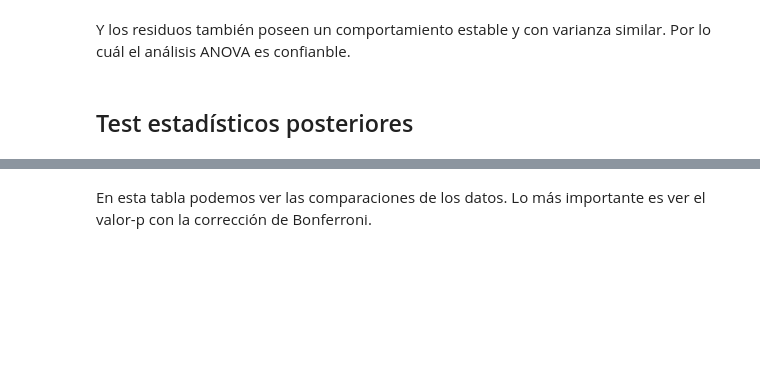
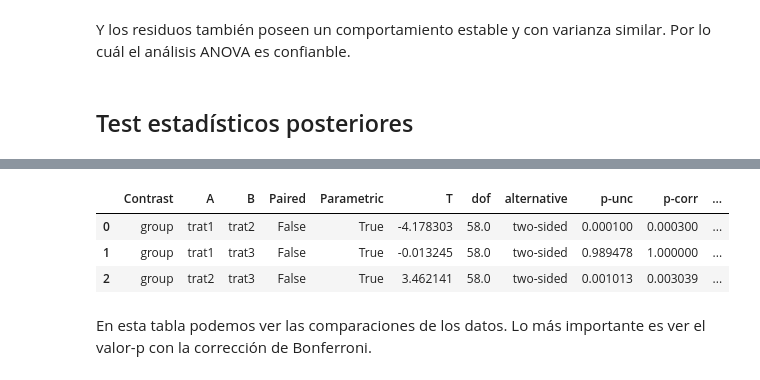
Before and after one commit to aarlandw/IIQ3402-Statistical-Design-Optimization-Multivariate-Analysis, a Jupyter notebook: Ayudantias/preAyudantia5_ANOVA.ipynb, the cells around one changed output, grey strips where cells are left out. Drawn from its saved outputs; the diff is of its cells as text; code cells hidden in the pictures; blank space fills up the shorter version.

```diff
--- a/Ayudantias/preAyudantia5_ANOVA.ipynb
+++ b/Ayudantias/preAyudantia5_ANOVA.ipynb
@@ -233,3 +232,17 @@ tt_test.result_frame
+# %%
+import pingouin as pg
+#ttest
+
+pg.pairwise_ttests(dv = 'score',
+                   between = 'group',
+                   data = df,
+                   padjust = 'bonferroni',
+                   effsize = 'cohen')
+# %% [output]
+|  | Contrast | A | B | Paired | Parametric | T | dof | alternative | p-unc | p-corr | ... |
+| 0 | group | trat1 | trat2 | False | True | -4.178303 | 58.0 | two-sided | 0.000100 | 0.000300 | ... |
+| 1 | group | trat1 | trat3 | False | True | -0.013245 | 58.0 | two-sided | 0.989478 | 1.000000 | ... |
+| 2 | group | trat2 | trat3 | False | True | 3.462141 | 58.0 | two-sided | 0.001013 | 0.003039 | ... |
 # %% [markdown]
 En esta tabla podemos ver las comparaciones de los datos. Lo más importante es ver el valor-p con la corrección de Bonferroni.
 # %% [markdown]
```
Also changed, not shown: parts of 7 cells of this notebook.
